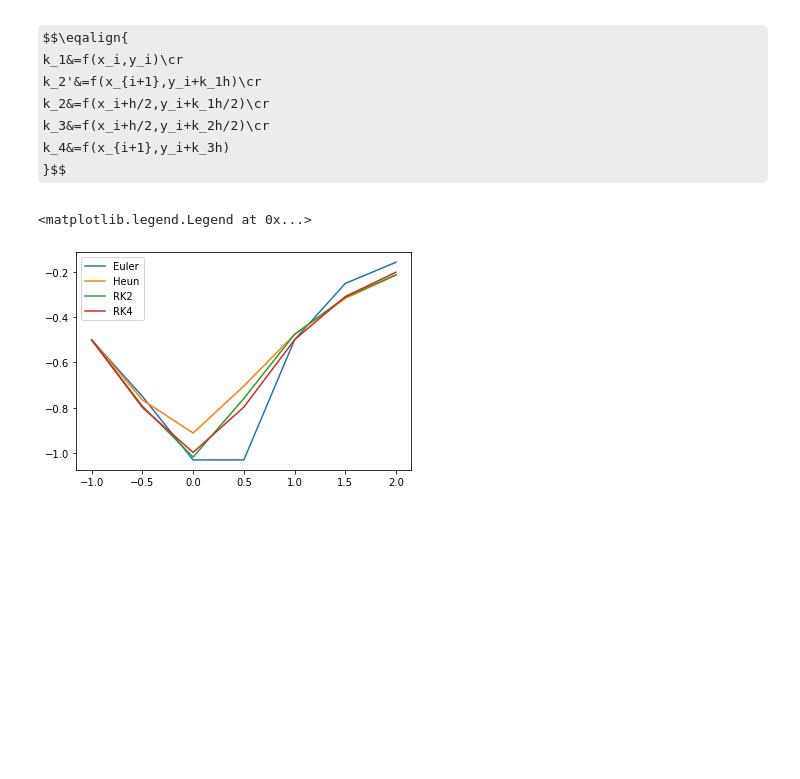
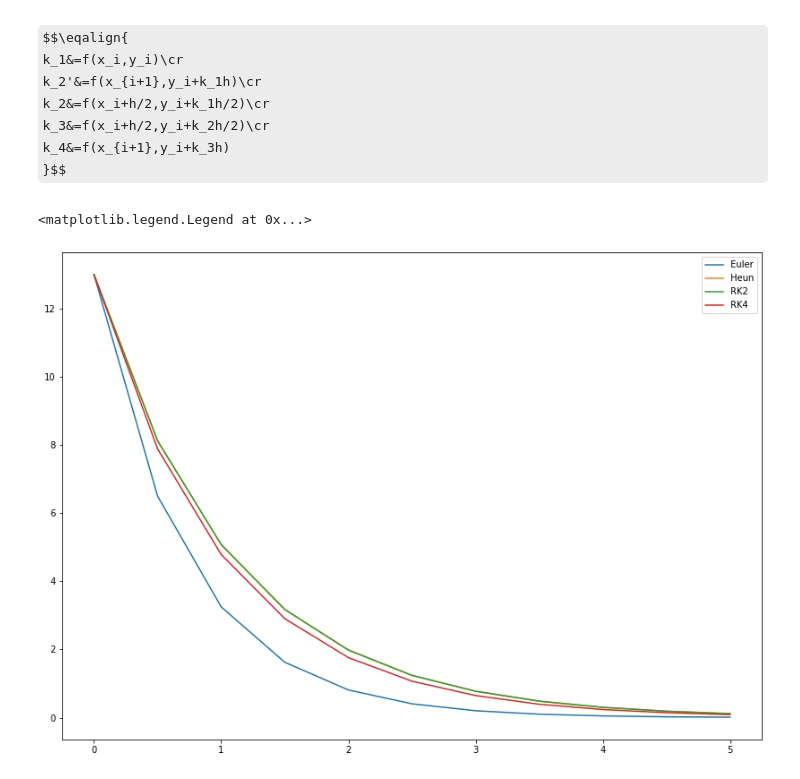
Before and after one commit to gromadan/DRN, a Jupyter notebook: difro.ipynb, the cells around one changed output. Cells and saved outputs as stored; diff of their text form; code cells hidden in the pictures; some formulas as TeX source; blank space fills up the shorter version.

```diff
--- a/difro.ipynb
+++ b/difro.ipynb
@@ -11,12 +11,12 @@ V následující buňce nastavíme pravou stranu $f$, počáteční podmínku $(
 Nakonec v proměnná `x` bude obsahovat pole, ve kterém bude schovaná posloupnost $(x_i)_{i=0}^n$ s $x_i=x_0+ih$.
 # %%
 def f(x,y):
-    return 2*x*y*y
+    return -y
 
-x0=-1
-y0=-0.5
-T=3
-n=6
+x0=0
+y0=13
+T=5
+n=10
 h=T/n
 x=np.linspace(x0,x0+T,n+1)
 # %% [markdown]
@@ -60,11 +60,12 @@ for i in range(n):
     k4=f(x[i+1],yRK4[i]+k3*h)
     yRK4.append(yRK4[i]+(k1+2*k2+2*k3+k4)*h/6)
 # %%
+plt.figure(figsize=(14,10))
 plt.plot(x,yEuler,label='Euler')
 plt.plot(x,yHeun,label='Heun')
 plt.plot(x,yRK2,label='RK2')
 plt.plot(x,yRK4,label='RK4')
 plt.legend()
 # %% [output]
 <matplotlib.legend.Legend at 0x...>
-[figure, old version]
+[figure, new version]
```
Also changed, not shown: parts of 2 cells of this notebook, 1 other file.
